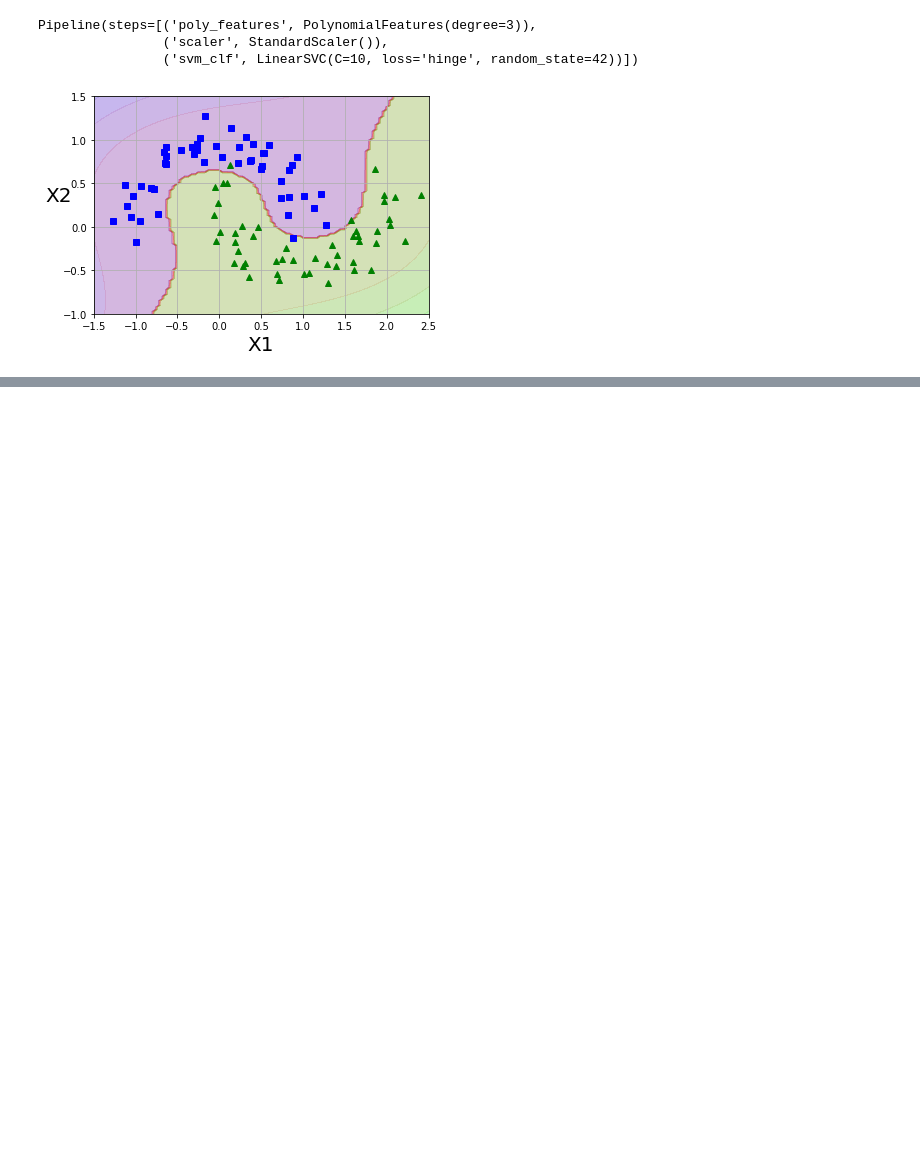
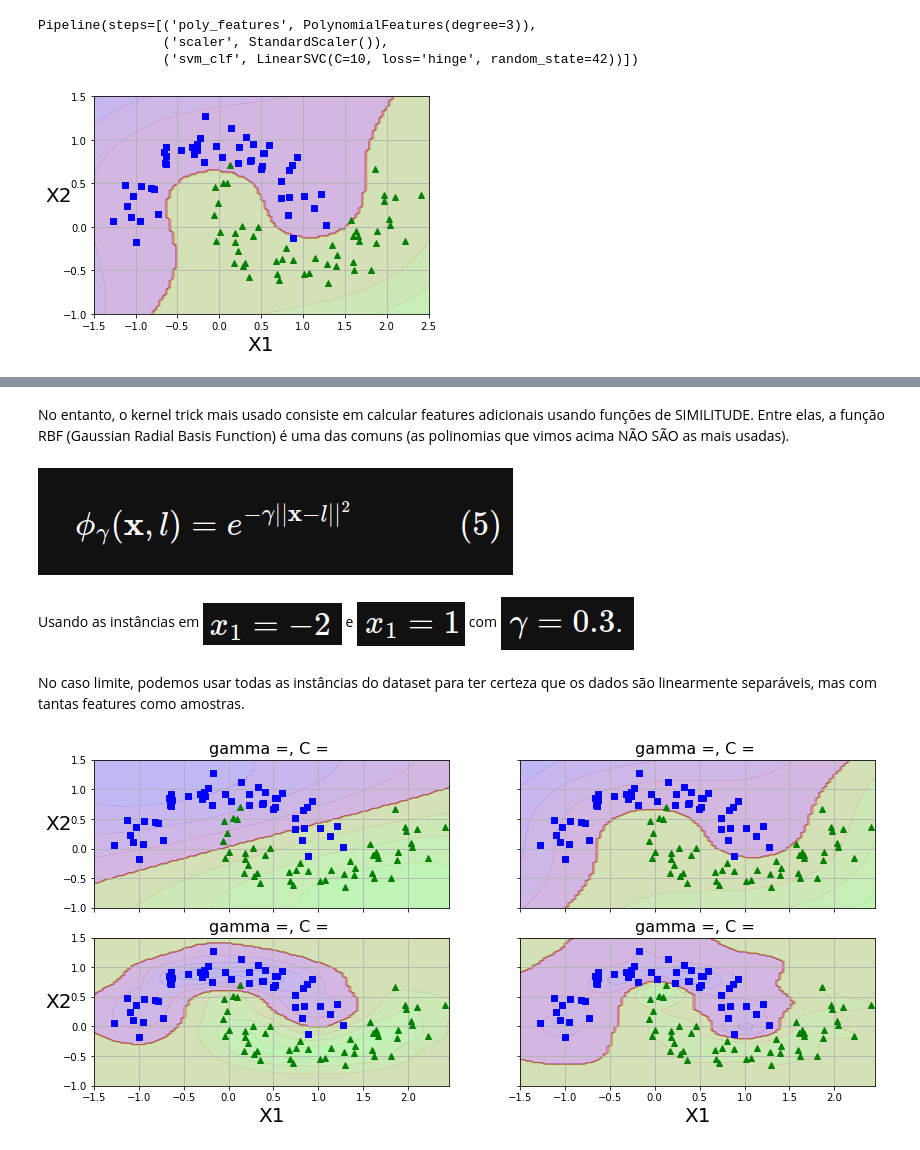
Before and after one commit to KARINAgoncalvesSOARES/Machine_Learning, a Jupyter notebook: machinelearning_maquinas_de_vetores_de_suporte.ipynb, the cells around one changed output, grey strips where cells are left out. Saved outputs shown, nothing was run; the diff lists cells and outputs as text; code cells hidden in the pictures; blank space fills up the shorter version.

```diff
--- a/machinelearning_maquinas_de_vetores_de_suporte.ipynb
+++ b/machinelearning_maquinas_de_vetores_de_suporte.ipynb
@@ -229,0 +273,44 @@ plt.show()
+# %% [markdown]
+No entanto, o kernel trick mais usado consiste em calcular features adicionais usando funções de SIMILITUDE. Entre elas, a função RBF (Gaussian Radial Basis Function) é uma das comuns (as polinomias que vimos acima NÃO SÃO as mais usadas).
+# %% [markdown]
+![image.png](embedded-picture-1)
+# %% [markdown]
+Usando as instâncias em ![image.png](embedded-picture-1) e ![image.png](embedded-picture-2) com ![image.png](embedded-picture-3)
+# %% [markdown]
+No caso limite, podemos usar todas as instâncias do dataset para ter certeza que os dados são linearmente separáveis, mas com tantas features como amostras.
+# %%
+from sklearn.svm import SVC
+
+
+gamma1, gamma2 = 0.1, 5
+C1, C2 = 0.001, 1000 # Parâmetro de Regularização que indica quantos erros vamos permitir
+hyperparams = (gamma1, C1), (gamma1, C2), (gamma2, C1), (gamma2, C2)
+
+
+svm_clfs = []
+
+# Aqui treinamos 4 modelos
+for gamma, C in hyperparams:
+    rbf_kernel_svm_clf = Pipeline([
+            ("scaler", StandardScaler()),
+            ("svm_clf", SVC(kernel="rbf", gamma=gamma, C=C))
+        ])
+    rbf_kernel_svm_clf.fit(X, y)
+    svm_clfs.append(rbf_kernel_svm_clf)
+
+fig, axes = plt.subplots(nrows=2, ncols=2, figsize=(14, 6), sharex=True, sharey=True)
+
+for i, svm_clf in enumerate(svm_clfs):
+    plt.sca(axes[i // 2, i % 2])
+    plot_predictions(svm_clf, [-1.5, 2.45, -1, 1.5])
+    plot_dataset(X, y, [-1.5, 2.45, -1, 1.5])
+    gamma, C = hyperparams[i]
+    plt.title(r"gamma =, C = ".format(gamma, C), fontsize=16)
+    if i in (0, 1):
+        plt.xlabel("")
+    if i in (1, 3):
+        plt.ylabel("")
+
+plt.show()
+# %% [output]
+[figure, added]
```
Also changed, not shown: parts of 4 cells of this notebook.
